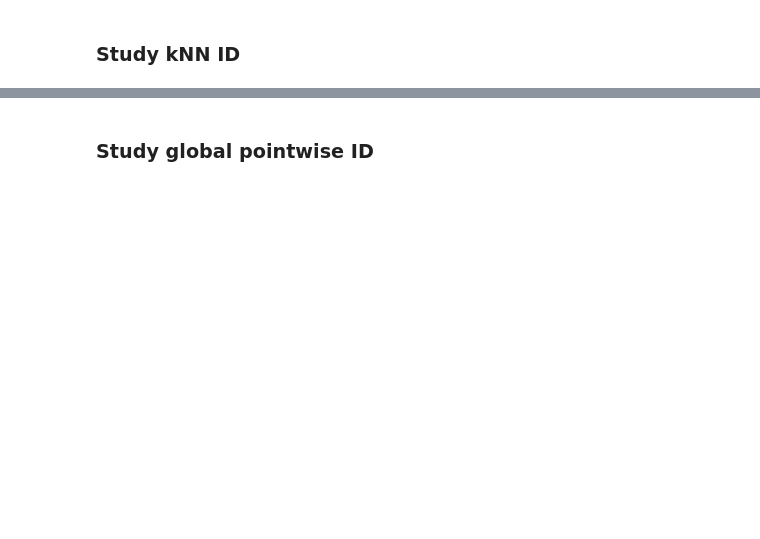
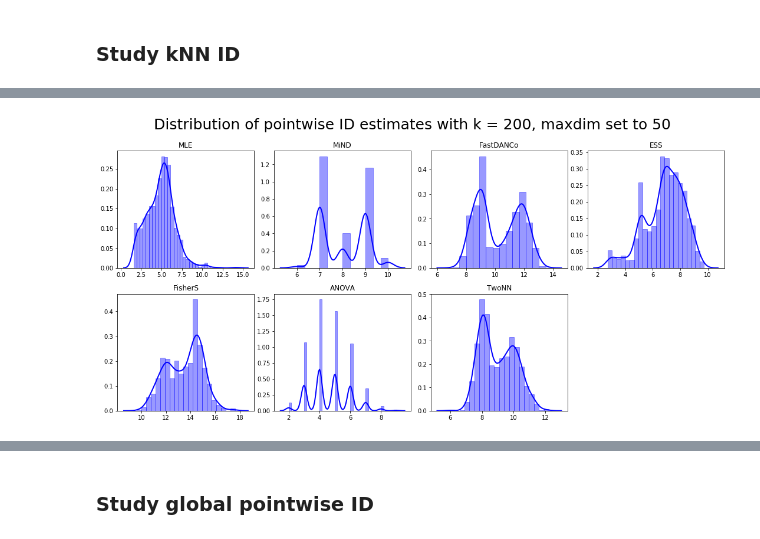
Before and after one commit to j-bac/id-concentration, a Jupyter notebook: notebooks/Test-concentration-estimators-nestorowa.ipynb, the cells around one changed output, grey strips where cells are left out. Saved outputs shown, nothing was run; the diff lists cells and outputs as text; code cells hidden in the pictures; blank space fills up the shorter version.

```diff
--- a/notebooks/Test-concentration-estimators-nestorowa.ipynb
+++ b/notebooks/Test-concentration-estimators-nestorowa.ipynb
@@ -660,12 +628,12 @@ mind_dim_estimates
 # %% [markdown]
 ### Study kNN ID
 # %%
-num_neighbors = [100]
+num_neighbors = [50,100,200,300]
 n_jobs = 4
 
 #Run ID estimators pointwise in KNN neighborhoods of different sizes
 for n_neighbors in num_neighbors:
-    for dataset_name,data in [('nestorowa',pca_nestorowa)]:
+    for dataset_name,data in [('nestorowaCond'+str(ConditionalNumber),pca_nestorowa)]:
 
         n_samples = data.shape[0]
         print(dataset_name)
@@ -708,0 +661,9 @@ KeyboardInterrupt
+# %%
+dataset_name='nestorowaCond'+str(ConditionalNumber)
+n_neighbors = num_neighbors[1]
+# %%
+with open('../results/ests_pw_dict_'+dataset_name+'_kNN'+str(n_neighbors)+'.pkl','rb') as f:
+    ests_pw_dict= pickle.load(f)
+# %%
+for i,est in enumerate(ests_pw):
+    print(ests_pw_names[i],round(est.mean(),2))
@@ -708,0 +678,22 @@ KeyboardInterrupt
+# %%
+ests_pw = np.array([i for i in ests_pw_dict[0].values()])
+ests_pw_names = list(ests_pw_dict[0].keys())
+
+#plot distributions
+plt.figure(figsize=(15,10))
+xmin = 1
+xmax = 50
+#xmax = int(np.max(ests_pw)+2
+for i,est in enumerate(ests_pw):
+    plt.subplot(3,4,i+1)
+    plt.title(ests_pw_names[i])
+    sns.distplot(est, hist=True, kde=True, color = 'blue',
+                 hist_kws={'edgecolor':'blue'},
+                 kde_kws={'linewidth': 2})
+    #plt.xlim(xmin,xmax)
+    #plt.xticks(list(range(int(xmin),int(xmax),4)))
+plt.tight_layout()
+plt.suptitle('Distribution of pointwise ID estimates with k = {}, maxdim set to {}'.format(n_neighbors,xmax),y=1.04, fontsize=25)
+plt.show()
+# %% [output]
+[figure, added]
```
Also changed, not shown: parts of 31 cells of this notebook, 21 other files.
